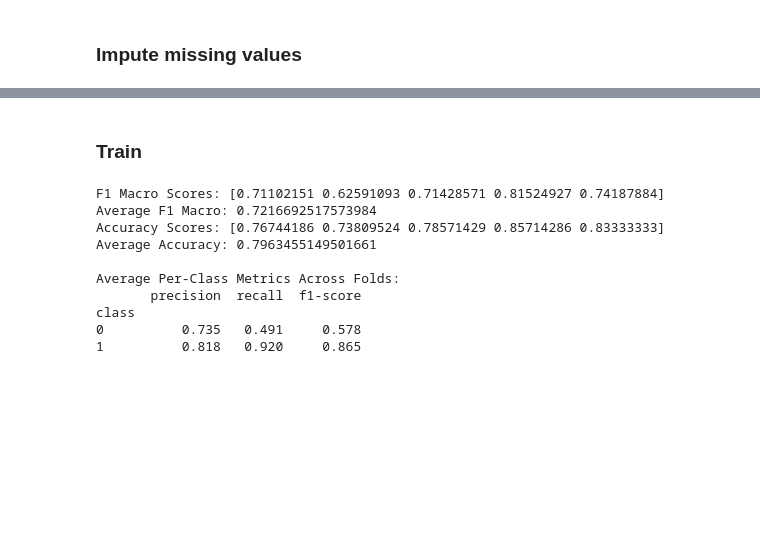
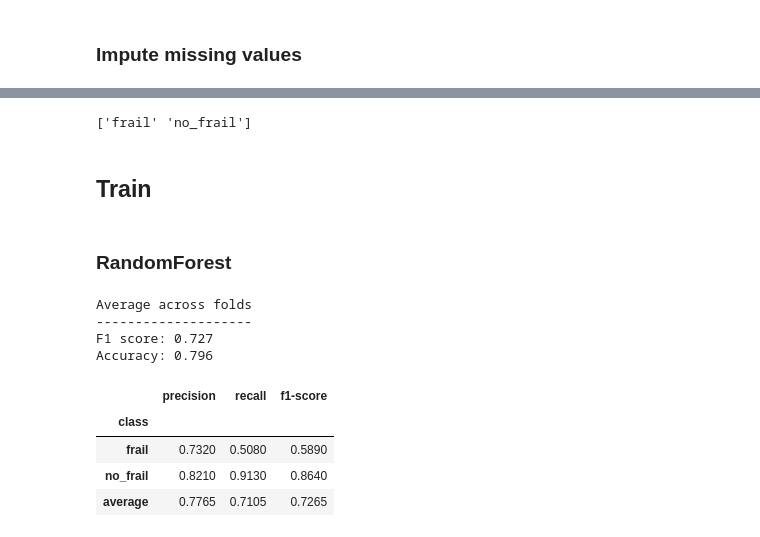
Before and after one commit to OHNLP/activity_tracker, a Jupyter notebook: notebooks/train.ipynb, the cells around one changed output, grey strips where cells are left out. Cells and saved outputs as stored; diff of their text form; code cells hidden in the pictures; blank space fills up the shorter version.

```diff
--- a/notebooks/train.ipynb
+++ b/notebooks/train.ipynb
@@ -50,61 +64,75 @@ df['education'] = df['education'].fillna(df["education"].mode().iloc[0])
+# %%
+le = LabelEncoder()
+y = le.fit_transform(df['target_ffp_status'])
+print(le.classes_)
+# %% [output]
+['frail' 'no_frail']
 # %% [markdown]
-### Train
+## Train
+# %% [markdown]
+### RandomForest
 # %%
 import pandas as pd
-from sklearn.model_selection import train_test_split
 from sklearn.ensemble import RandomForestClassifier
 from sklearn.metrics import classification_report
 from sklearn.preprocessing import LabelEncoder
 from sklearn.model_selection import StratifiedKFold, cross_val_score
 
+# Prepare features and target
 X = df.drop(['subject_id', 'start_date', 'measurement_date', 'target_ffp_status'], axis=1)
-y = LabelEncoder().fit_transform(df['target_ffp_status'])
+le = LabelEncoder()
+y = le.fit_transform(df['target_ffp_status'])  # 0: frail, 1: no_frail
 
 # Encode categorical features
 for col in X.select_dtypes(include=['object']).columns:
     X[col] = LabelEncoder().fit_transform(X[col].astype(str))
 
+# Model
 clf = RandomForestClassifier(n_estimators=100, random_state=42, class_weight='balanced')
 
-# Stratified K-Fold CV
+# Stratified K-Fold Cross-Validation
 skf = StratifiedKFold(n_splits=5, shuffle=True, random_state=42)
 f1_macro_scores = cross_val_score(clf, X, y, cv=skf, scoring='f1_macro')
 accuracy_scores = cross_val_score(clf, X, y, cv=skf, scoring='accuracy')
 
-print("F1 Macro Scores:", f1_macro_scores)
-print("Average F1 Macro:", f1_macro_scores.mean())
-print("Accuracy Scores:", accuracy_scores)
-print("Average Accuracy:", accuracy_scores.mean())
+# print("F1 Macro Scores:", f1_macro_scores)
+# 3 floating point numbers
+print("\nAverage across folds")
+print("-"*20)
+print("F1 score:", f1_macro_scores.mean().round(3))
+# print("Accuracy Scores:", accuracy_scores)
+print("Accuracy:", accuracy_scores.mean().round(3))
 
 # Per-class performance tracking
 reports = []
 
 for fold, (train_idx, test_idx) in enumerate(skf.split(X, y), 1):
     X_train, X_test = X.iloc[train_idx], X.iloc[test_idx]
     y_train, y_test = y[train_idx], y[test_idx]
 
     clf.fit(X_train, y_train)
     y_pred = clf.predict(X_test)
 
     report = classification_report(y_test, y_pred, output_dict=True)
+
+    # Rename class labels: 0 → frail, 1 → no_frail
     df_report = pd.DataFrame(report).T.loc[['0', '1'], ['precision', 'recall', 'f1-score']]
+    df_report.index = df_report.index.map({'0': 'frail', '1': 'no_frail'})
     df_report['fold'] = fold
     reports.append(df_report)
 
 # Combine and compute averages
 final_report_df = pd.concat(reports).reset_index().rename(columns={'index': 'class'})
 avg_metrics = final_report_df.groupby('class')[['precision', 'recall', 'f1-score']].mean().round(3)
-
-print("\nAverage Per-Class Metrics Across Folds:")
-print(avg_metrics)
+avg_metrics.loc['average'] = avg_metrics.mean()
+avg_metrics
 # %% [output]
-F1 Macro Scores: [0.71102151 0.62591093 0.71428571 0.81524927 0.74187884]
-Average F1 Macro: 0.7216692517573984
-Accuracy Scores: [0.76744186 0.73809524 0.78571429 0.85714286 0.83333333]
-Average Accuracy: 0.7963455149501661
-
-Average Per-Class Metrics Across Folds:
-       precision  recall  f1-score
-class
-0          0.735   0.491     0.578
-1          0.818   0.920     0.865
+Average across folds
+--------------------
+F1 score: 0.727
+Accuracy: 0.796
+|  | precision | recall | f1-score |
+| class |  |  |  |
+| frail | 0.7320 | 0.5080 | 0.5890 |
+| no_frail | 0.8210 | 0.9130 | 0.8640 |
+| average | 0.7765 | 0.7105 | 0.7265 |
```
Also changed, not shown: parts of 6 cells of this notebook.
